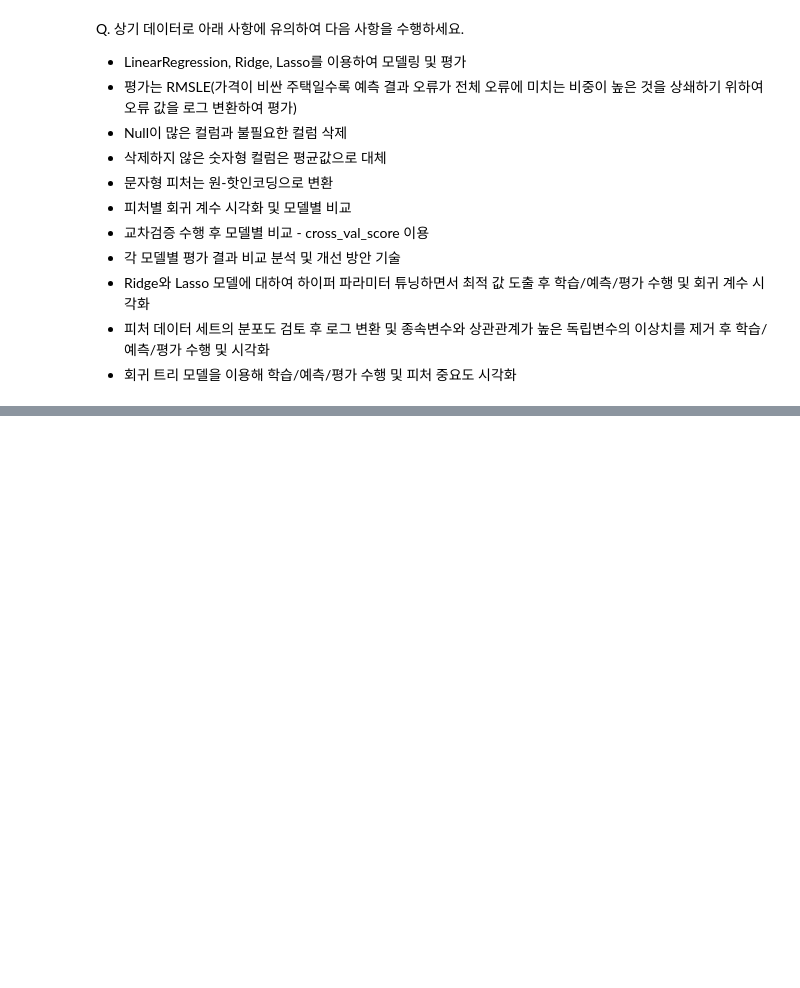
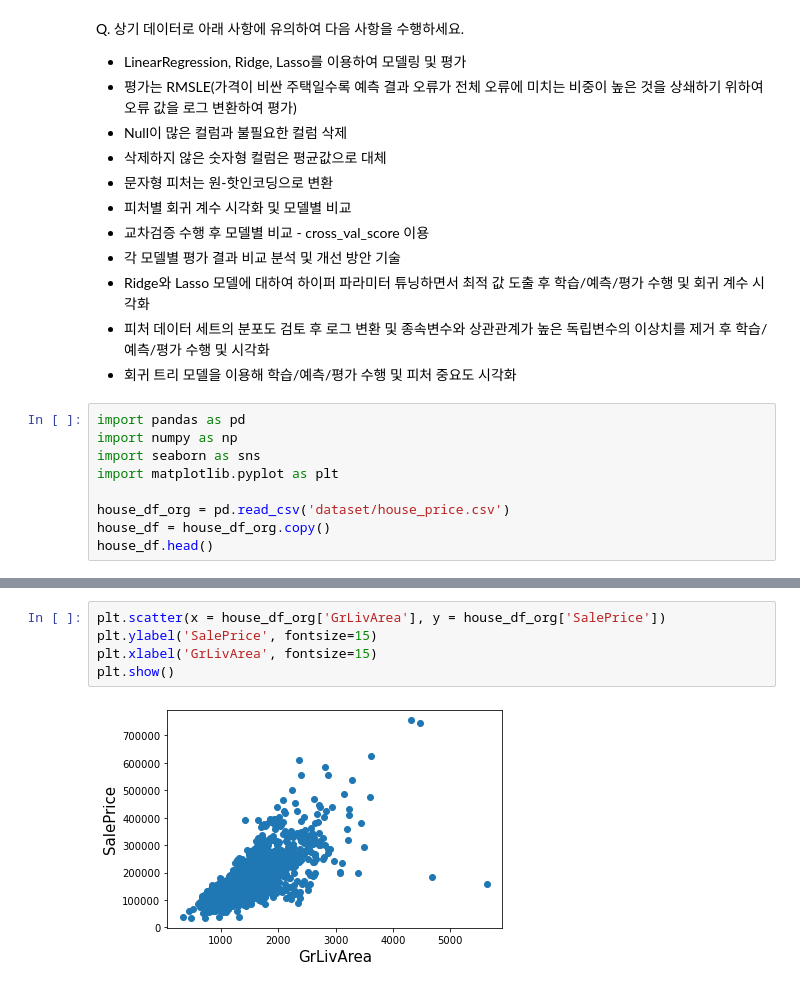
Before and after one commit to bnv20/kdt3, a Jupyter notebook: ml_캐글 주택 가격_guide.ipynb, the cells around one changed output, grey strips where cells are left out. Drawn from its saved outputs; the diff is of its cells as text; blank space fills up the shorter version.

```diff
--- a/ml_캐글 주택 가격_guide.ipynb
+++ b/ml_캐글 주택 가격_guide.ipynb
@@ -15,3 +15,12 @@ Q. 상기 데이터로 아래 사항에 유의하여 다음 사항을 수행하
 - Ridge와 Lasso 모델에 대하여 하이퍼 파라미터 튜닝하면서 최적 값 도출 후 학습/예측/평가 수행 및 회귀 계수 시각화
 - 피처 데이터 세트의 분포도 검토 후 로그 변환 및 종속변수와 상관관계가 높은 독립변수의 이상치를 제거 후 학습/예측/평가 수행 및 시각화
 - 회귀 트리 모델을 이용해 학습/예측/평가 수행 및 피처 중요도 시각화
+# %%
+import pandas as pd
+import numpy as np
+import seaborn as sns
+import matplotlib.pyplot as plt
+
+house_df_org = pd.read_csv('dataset/house_price.csv')
+house_df = house_df_org.copy()
+house_df.head()
@@ -17,0 +335,7 @@ Q. 상기 데이터로 아래 사항에 유의하여 다음 사항을 수행하
+# %%
+plt.scatter(x = house_df_org['GrLivArea'], y = house_df_org['SalePrice'])
+plt.ylabel('SalePrice', fontsize=15)
+plt.xlabel('GrLivArea', fontsize=15)
+plt.show()
+# %% [output]
+[figure, added]
```
Also changed, not shown: parts of 27 cells of this notebook.
